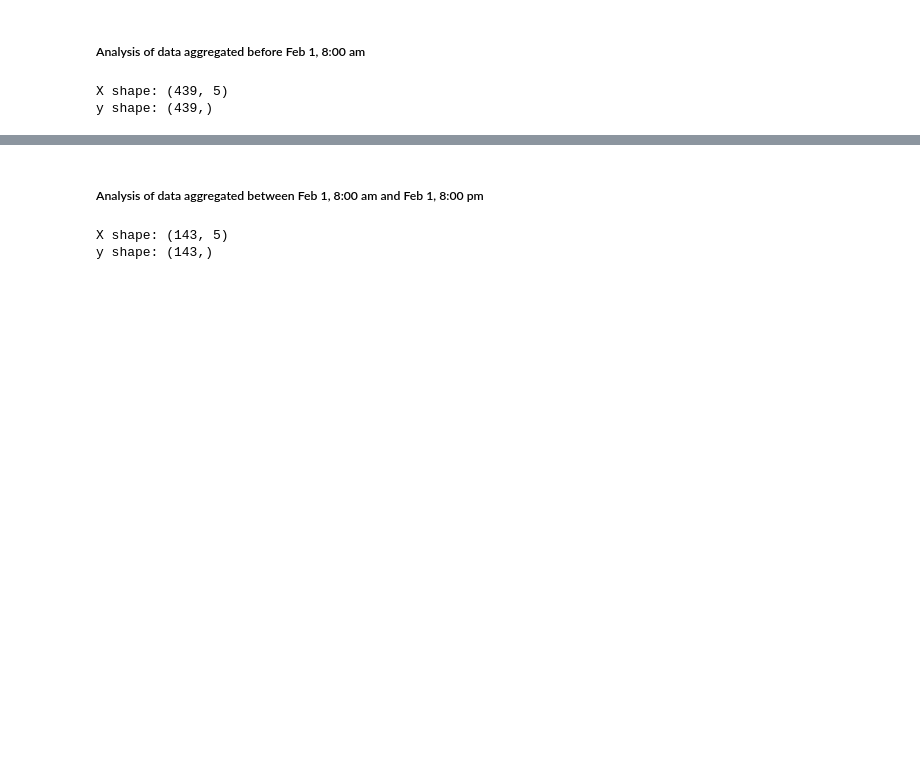
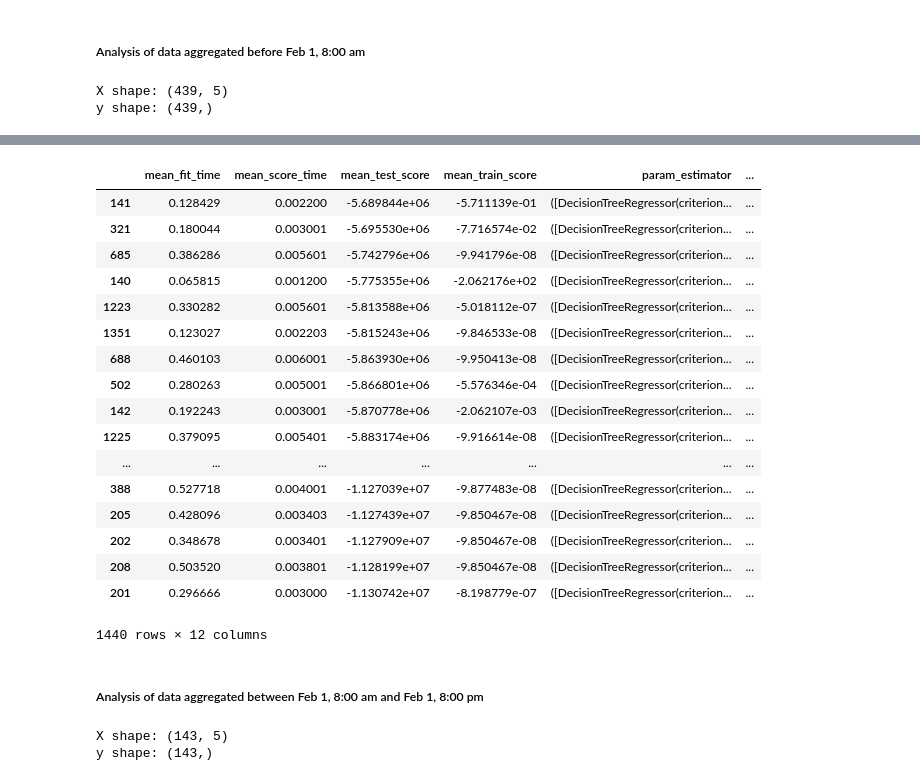
Before and after one commit to 219Winter2019adjz/Project5, a Jupyter notebook: Part3, Nonlinear Regressions.ipynb, the cells around one changed output, grey strips where cells are left out. Saved outputs shown, nothing was run; the diff lists cells and outputs as text; code cells hidden in the pictures; blank space fills up the shorter version.

```diff
--- a/Part3, Nonlinear Regressions.ipynb
+++ b/Part3, Nonlinear Regressions.ipynb
@@ -206,16 +438,14 @@ data_aggregate_after[:,4] = data_hashtag_after['superbowl'][:,4]
 # %% [markdown]
 #### Question 10
 # %%
-# Perform GridSearch
-from sklearn.model_selection import GridSearchCV
-from sklearn.ensemble import RandomForestRegressor, GradientBoostingRegressor
-from sklearn.model_selection import KFold
-import time
-
-param_grid = {
-    'max_depth': [10, 20, 40, 60, 80, 100, 200, None],
-    'max_features': ['auto', 'sqrt'],
-    'min_samples_leaf': [1, 2, 4],
-    'min_samples_split': [2, 5, 10],
-    'n_estimators': [200, 400, 600, 800, 1000, 1200, 1400, 1600, 1800, 2000]
-}
+# only testing GradientBoostingRegressor, like the specs mention
+param_grid = [
+    {
+        'estimator':[GradientBoostingRegressor()],
+        'estimator__max_depth': [10, 20, 40, 60, 80, 100, 200, None],
+        'estimator__max_features': ['auto', 'sqrt'],
+        'estimator__min_samples_leaf': [1, 2, 4],
+        'estimator__min_samples_split': [2, 5, 10],
+        'estimator__n_estimators': [200, 400, 600, 800, 1000, 1200, 1400, 1600, 1800, 2000]
+    }
+]
@@ -256,9 +463,9 @@ X shape: (439, 5)
 y shape: (439,)
 # %%
 # Random Forest regressor grid search
-print('performing RF grid search...')
+print('performing grid search...')
 
-rf_cv_bef = GridSearchCV(RandomForestRegressor(), param_grid, cv=KFold(5, shuffle=True), scoring='neg_mean_squared_error',
+gs_cv_all = GridSearchCV(pipe, param_grid, cv=KFold(5, shuffle=True), scoring='neg_mean_squared_error',
                          verbose=1, n_jobs=4)
-rf_cv_bef.fit(X_before, y_before)
+gs_cv_all.fit(X_before, y_before)
 # %% [output]
@@ -357,0 +504,4 @@ Optimal value of C:
+# %%
+show_results(gs_cv_all)
+results = pd.DataFrame(gs_cv_all.cv_results_)
+results.to_csv('gs_q10_1.csv')
@@ -358,3 +526,24 @@ Optimal value of C:
+# %%
+results.sort_values('mean_test_score', ascending=False).iloc[:, 0:12]
+# %% [output]
+|  | mean_fit_time | mean_score_time | mean_test_score | mean_train_score | param_estimator | ... |
+| 141 | 0.128429 | 0.002200 | -5.689844e+06 | -5.711139e-01 | ([DecisionTreeRegressor(criterion... | ... |
+| 321 | 0.180044 | 0.003001 | -5.695530e+06 | -7.716574e-02 | ([DecisionTreeRegressor(criterion... | ... |
+| 685 | 0.386286 | 0.005601 | -5.742796e+06 | -9.941796e-08 | ([DecisionTreeRegressor(criterion... | ... |
+| 140 | 0.065815 | 0.001200 | -5.775355e+06 | -2.062176e+02 | ([DecisionTreeRegressor(criterion... | ... |
+| 1223 | 0.330282 | 0.005601 | -5.813588e+06 | -5.018112e-07 | ([DecisionTreeRegressor(criterion... | ... |
+| 1351 | 0.123027 | 0.002203 | -5.815243e+06 | -9.846533e-08 | ([DecisionTreeRegressor(criterion... | ... |
+| 688 | 0.460103 | 0.006001 | -5.863930e+06 | -9.950413e-08 | ([DecisionTreeRegressor(criterion... | ... |
+| 502 | 0.280263 | 0.005001 | -5.866801e+06 | -5.576346e-04 | ([DecisionTreeRegressor(criterion... | ... |
+| 142 | 0.192243 | 0.003001 | -5.870778e+06 | -2.062107e-03 | ([DecisionTreeRegressor(criterion... | ... |
+| 1225 | 0.379095 | 0.005401 | -5.883174e+06 | -9.916614e-08 | ([DecisionTreeRegressor(criterion... | ... |
+| ... | ... | ... | ... | ... | ... | ... |
+| 388 | 0.527718 | 0.004001 | -1.127039e+07 | -9.877483e-08 | ([DecisionTreeRegressor(criterion... | ... |
+| 205 | 0.428096 | 0.003403 | -1.127439e+07 | -9.850467e-08 | ([DecisionTreeRegressor(criterion... | ... |
+| 202 | 0.348678 | 0.003401 | -1.127909e+07 | -9.850467e-08 | ([DecisionTreeRegressor(criterion... | ... |
+| 208 | 0.503520 | 0.003801 | -1.128199e+07 | -9.850467e-08 | ([DecisionTreeRegressor(criterion... | ... |
+| 201 | 0.296666 | 0.003000 | -1.130742e+07 | -8.198779e-07 | ([DecisionTreeRegressor(criterion... | ... |
+1440 rows × 12 columns
 # %% [markdown]
 ##### Analysis of data aggregated between Feb 1, 8:00 am and Feb 1, 8:00 pm
 # %%
```
Also changed, not shown: parts of 36 cells of this notebook, 5 other files.
